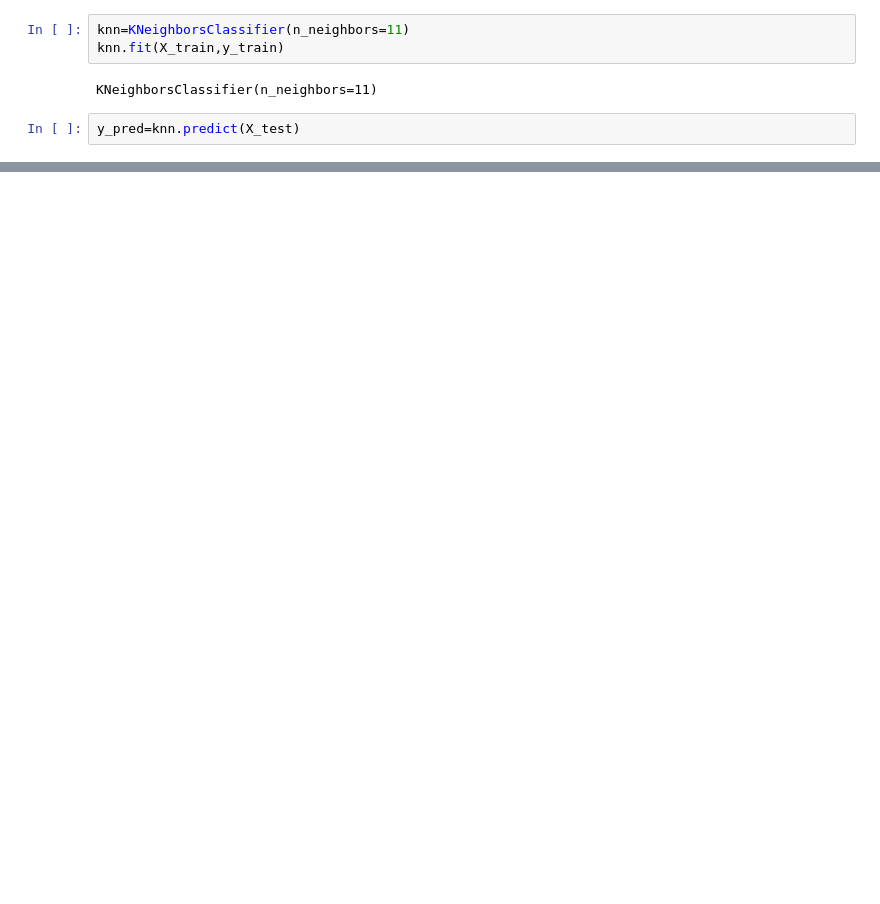
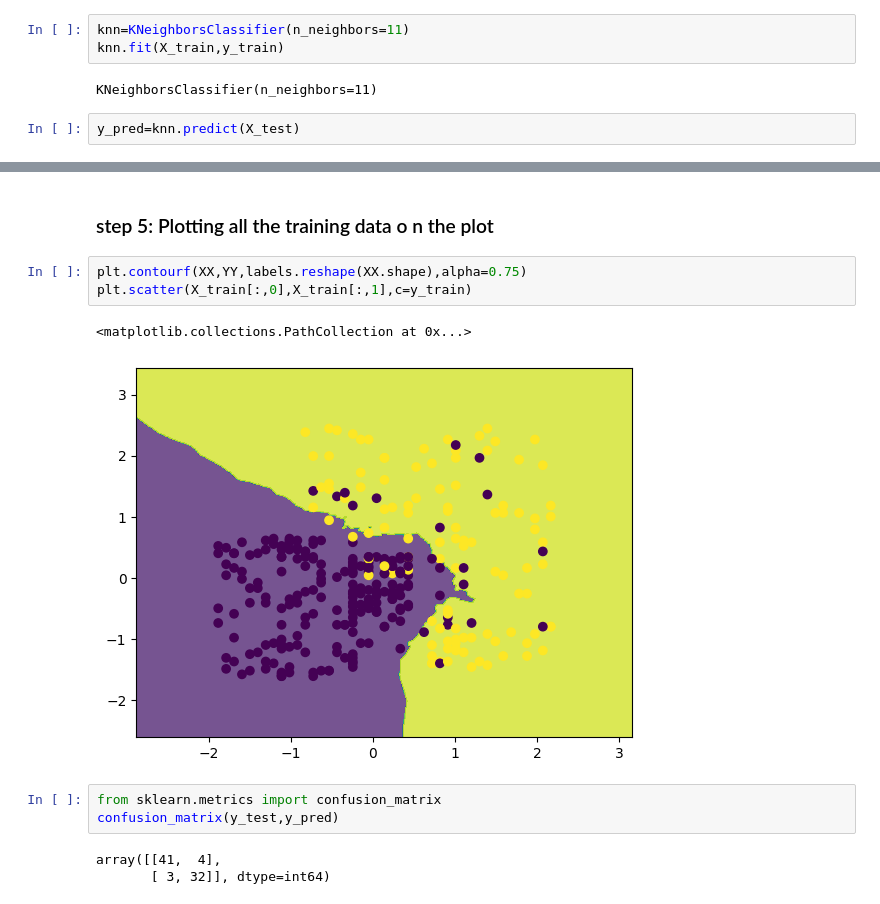
Before and after one commit to Nitin-Prata/Machine-learning-Algorithm, a Jupyter notebook: KNN/KnnClassifier.ipynb, the cells around one changed output, grey strips where cells are left out. Saved outputs shown, nothing was run; the diff lists cells and outputs as text; blank space fills up the shorter version.

```diff
--- a/KNN/KnnClassifier.ipynb
+++ b/KNN/KnnClassifier.ipynb
@@ -145,0 +248,14 @@ accuracy_score(y_test,y_pred)
+# %% [markdown]
+### step 5: Plotting all the training data o n the plot
+# %%
+plt.contourf(XX,YY,labels.reshape(XX.shape),alpha=0.75)
+plt.scatter(X_train[:,0],X_train[:,1],c=y_train)
+# %% [output]
+<matplotlib.collections.PathCollection at 0x...>
+[figure, added]
+# %%
+from sklearn.metrics import confusion_matrix
+confusion_matrix(y_test,y_pred)
+# %% [output]
+array([[41,  4],
+       [ 3, 32]], dtype=int64)
```
Also changed, not shown: parts of 30 cells of this notebook.
